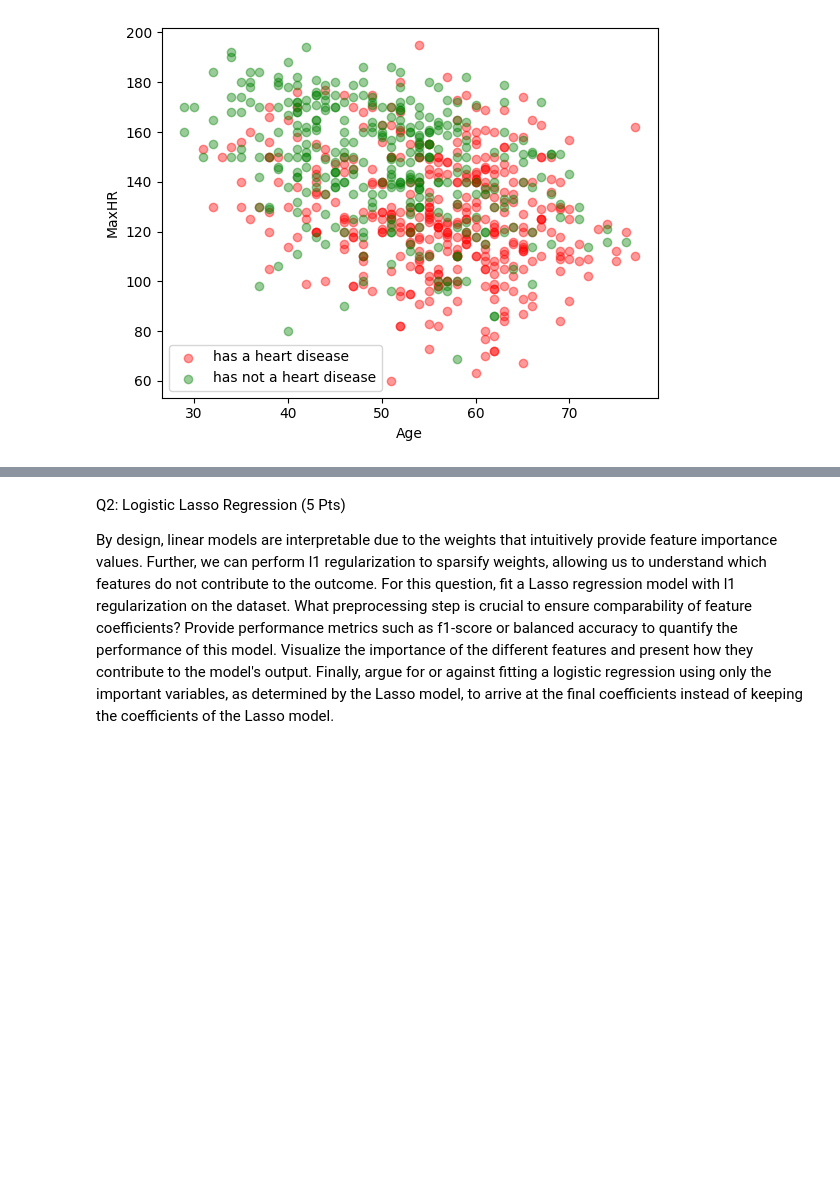
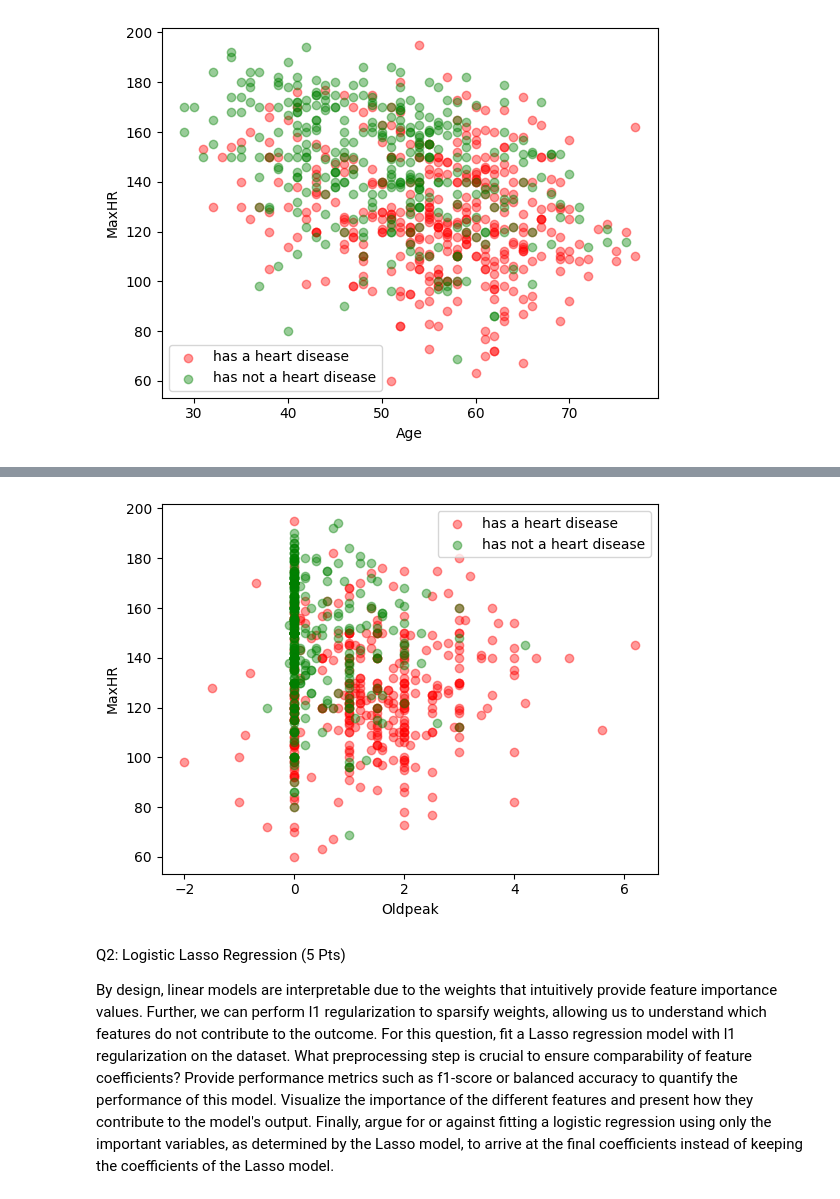
Before and after one commit to dagbelese/ETH-ML4H, a Jupyter notebook: Part 1 Heart Diseace Prediction/Heart Disease Prediction Dataset.ipynb, the cells around one changed output, grey strips where cells are left out. Saved outputs shown, nothing was run; the diff lists cells and outputs as text; code cells hidden in the pictures; blank space fills up the shorter version.

```diff
--- a/Part 1 Heart Diseace Prediction/Heart Disease Prediction Dataset.ipynb
+++ b/Part 1 Heart Diseace Prediction/Heart Disease Prediction Dataset.ipynb
@@ -129,3 +137,13 @@ plt.show()
+# %%
+# Compare of Oldpeak and MaxHR
+plt.scatter(yes.Oldpeak,yes.MaxHR,color='red',label='has a heart disease',alpha=0.4)
+plt.scatter(no.Oldpeak,no.MaxHR,color='green',label='has not a heart disease',alpha=0.4)
+plt.xlabel("Oldpeak")
+plt.ylabel("MaxHR")
+plt.legend()
+plt.show()
+# %% [output]
+[figure, added]
 # %% [markdown]
 Q2: Logistic Lasso Regression (5 Pts)
 
```
Also changed, not shown: parts of 12 cells of this notebook, 2 other files.
